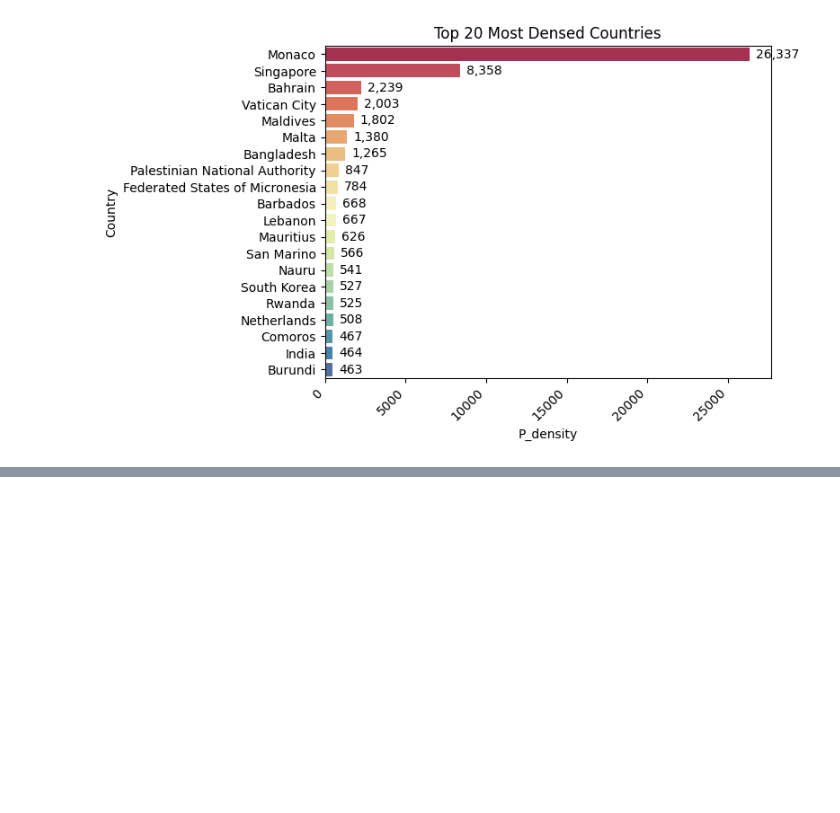
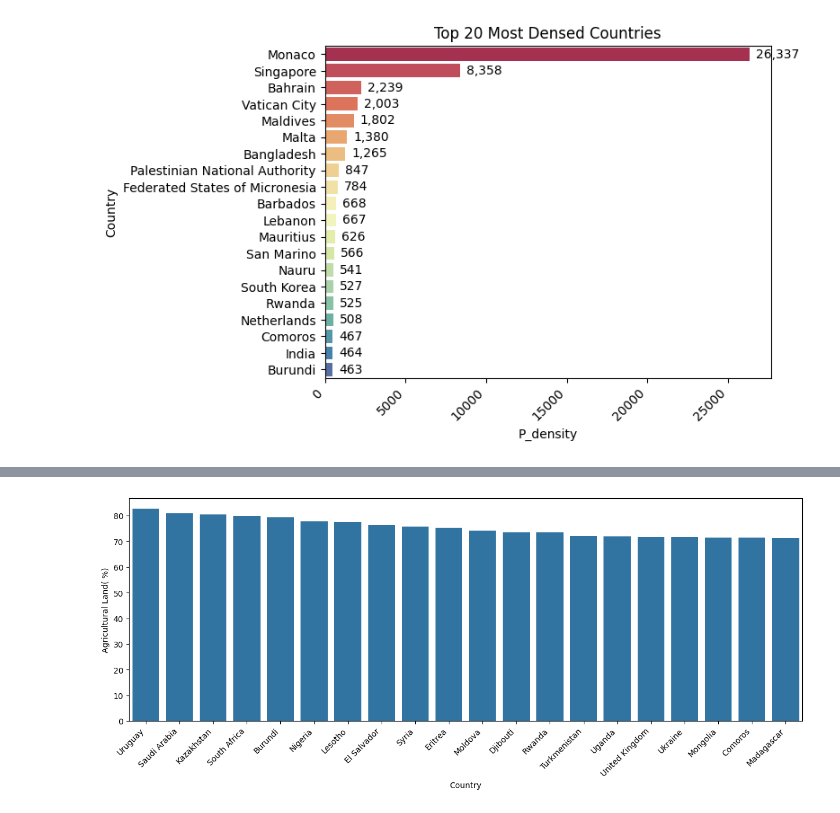
Before and after one commit to vaspanchal/Global_Countries_EDA, a Jupyter notebook: world_data_23.ipynb, the cells around one changed output, grey strips where cells are left out. Drawn from its saved outputs; the diff is of its cells as text; code cells hidden in the pictures; blank space fills up the shorter version.

Commit message:
most agricultural land countries

```diff
--- a/world_data_23.ipynb
+++ b/world_data_23.ipynb
@@ -381,0 +386,6 @@ plt.show()
+# %%
+agri_sorted_df = df.sort_values(by='Agricultural Land( %)', ascending=False)
+top20_most_agri_countries = agri_sorted_df.head(20)
+# %%
+top20_most_agri_countries.loc['Agricultural Land(Km2)'] = top20_most_agri_countries['Agricultural Land( %)'] / 100 * top20_most_agri_countries['Land Area(Km2)']
+top20_most_agri_countries.head()
@@ -381,0 +399,9 @@ plt.show()
+# %%
+plt.figure(figsize=(15,5))
+
+agri = sns.barplot(data=top20_most_agri_countries,x='Country', y='Agricultural Land( %)')
+plt.xticks(rotation=45,horizontalalignment='right')
+plt.show()
+# sns.barplot(data=top20_most_agri_countries,x='Agricultural Land(Km2)', y='Country')
+# %% [output]
+[figure, added]
```
Also changed, not shown: parts of 4 cells of this notebook.
